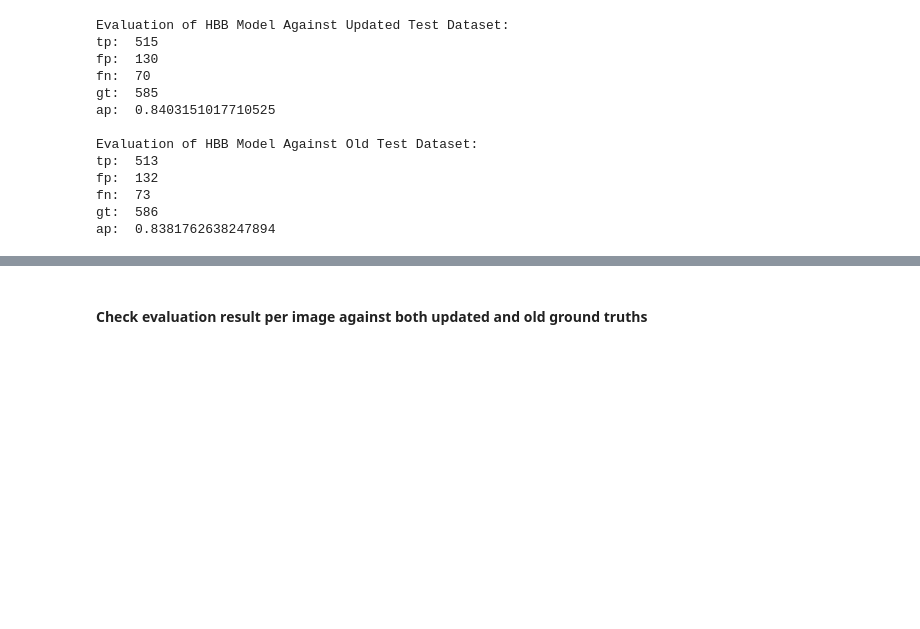
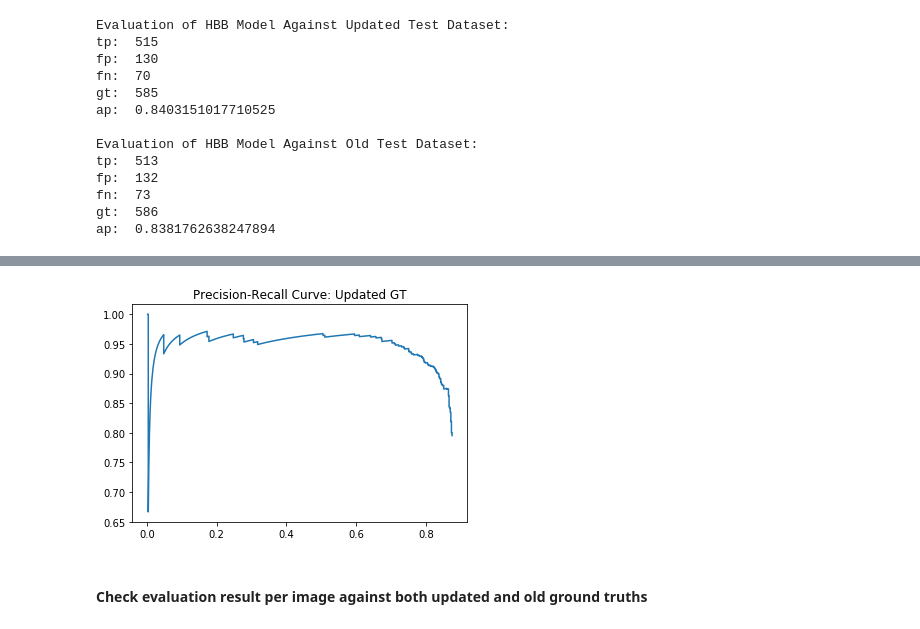
Before and after one commit to minhajul-arifin-badhon/thesis-codes, a Jupyter notebook: Evaluate HBB v1 Model (Trained on old dataset).ipynb, the cells around one changed output, grey strips where cells are left out. Drawn from its saved outputs; the diff is of its cells as text; code cells hidden in the pictures; blank space fills up the shorter version.

```diff
--- a/Evaluate HBB v1 Model (Trained on old dataset).ipynb
+++ b/Evaluate HBB v1 Model (Trained on old dataset).ipynb
@@ -79,3 +85,7 @@ ap:  0.8381762638247894
+# %%
+utils.draw_plot_xy(eval_res_old['rec'], eval_res_old['prec'], "Precision-Recall Curve: Updated GT")
+# %% [output]
+[figure, added]
 # %% [markdown]
 #### Check evaluation result per image against both updated and old ground truths
 # %%
```
Also changed, not shown: parts of 7 cells of this notebook, 2 other files.
